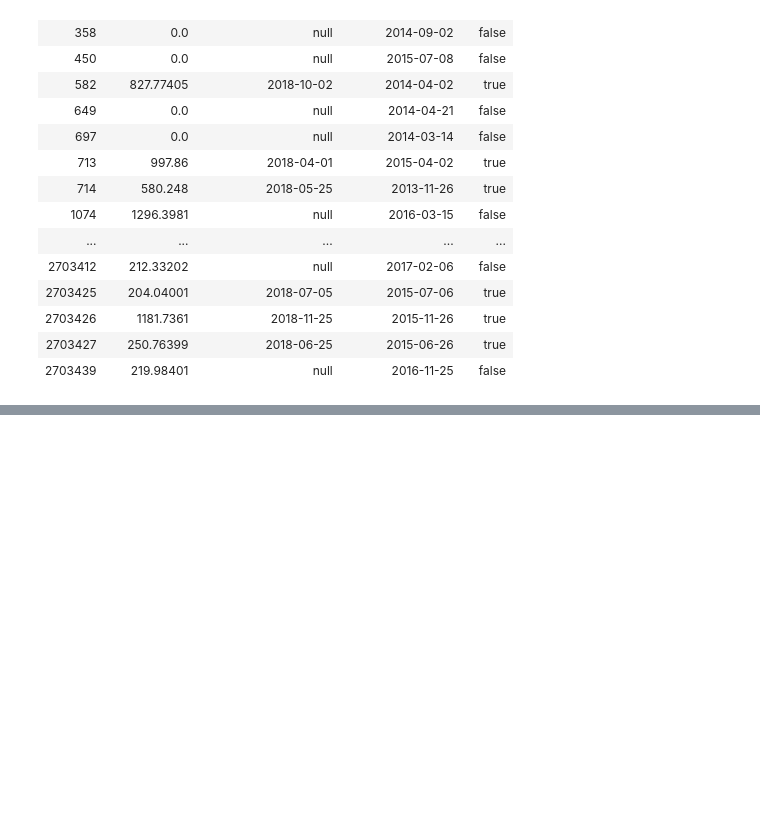
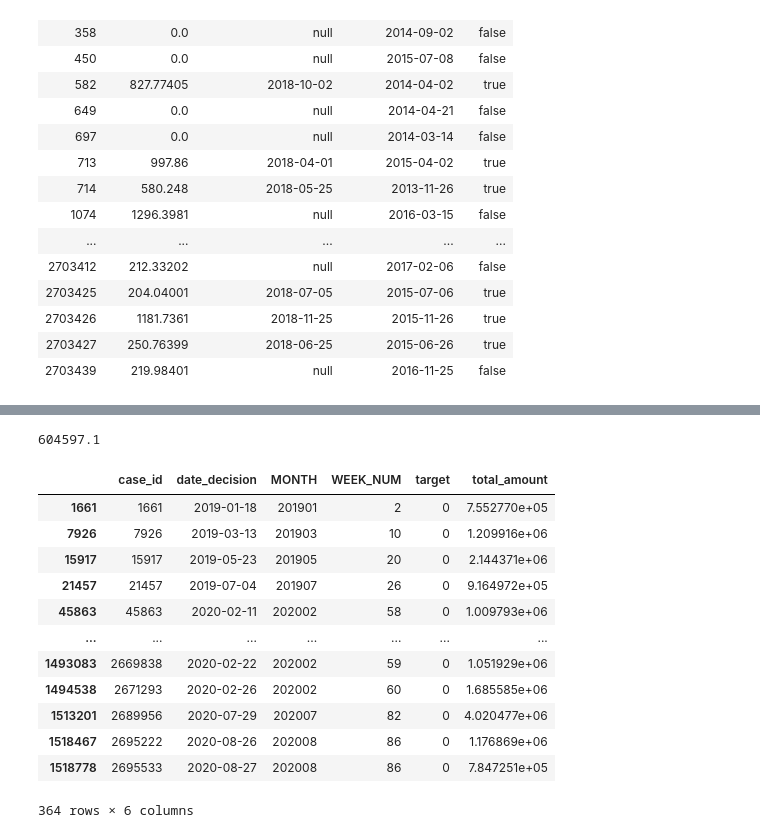
Before and after one commit to MangooH/home_credit, a Jupyter notebook: feature_engineering/deposit.ipynb, the cells around one changed output, grey strips where cells are left out. Drawn from its saved outputs; the diff is of its cells as text; code cells hidden in the pictures; blank space fills up the shorter version.

```diff
--- a/feature_engineering/deposit.ipynb
+++ b/feature_engineering/deposit.ipynb
@@ -216,0 +243,20 @@ shape: (79_066, 5)
+# %%
+data.loc[(data['total_amount'].notnull()) & (data['target'] == 1), :]['total_amount'].max()
+# %% [output]
+604597.1
+# %%
+data.loc[(data['total_amount'] > 605000) & (data['target'] == 0), :]
+# %% [output]
+|  | case_id | date_decision | MONTH | WEEK_NUM | target | total_amount |
+| 1661 | 1661 | 2019-01-18 | 201901 | 2 | 0 | 7.552770e+05 |
+| 7926 | 7926 | 2019-03-13 | 201903 | 10 | 0 | 1.209916e+06 |
+| 15917 | 15917 | 2019-05-23 | 201905 | 20 | 0 | 2.144371e+06 |
+| 21457 | 21457 | 2019-07-04 | 201907 | 26 | 0 | 9.164972e+05 |
+| 45863 | 45863 | 2020-02-11 | 202002 | 58 | 0 | 1.009793e+06 |
+| ... | ... | ... | ... | ... | ... | ... |
+| 1493083 | 2669838 | 2020-02-22 | 202002 | 59 | 0 | 1.051929e+06 |
+| 1494538 | 2671293 | 2020-02-26 | 202002 | 60 | 0 | 1.685585e+06 |
+| 1513201 | 2689956 | 2020-07-29 | 202007 | 82 | 0 | 4.020477e+06 |
+| 1518467 | 2695222 | 2020-08-26 | 202008 | 86 | 0 | 1.176869e+06 |
+| 1518778 | 2695533 | 2020-08-27 | 202008 | 86 | 0 | 7.847251e+05 |
+364 rows × 6 columns
```
Also changed, not shown: parts of 8 cells of this notebook, 2 other files.
